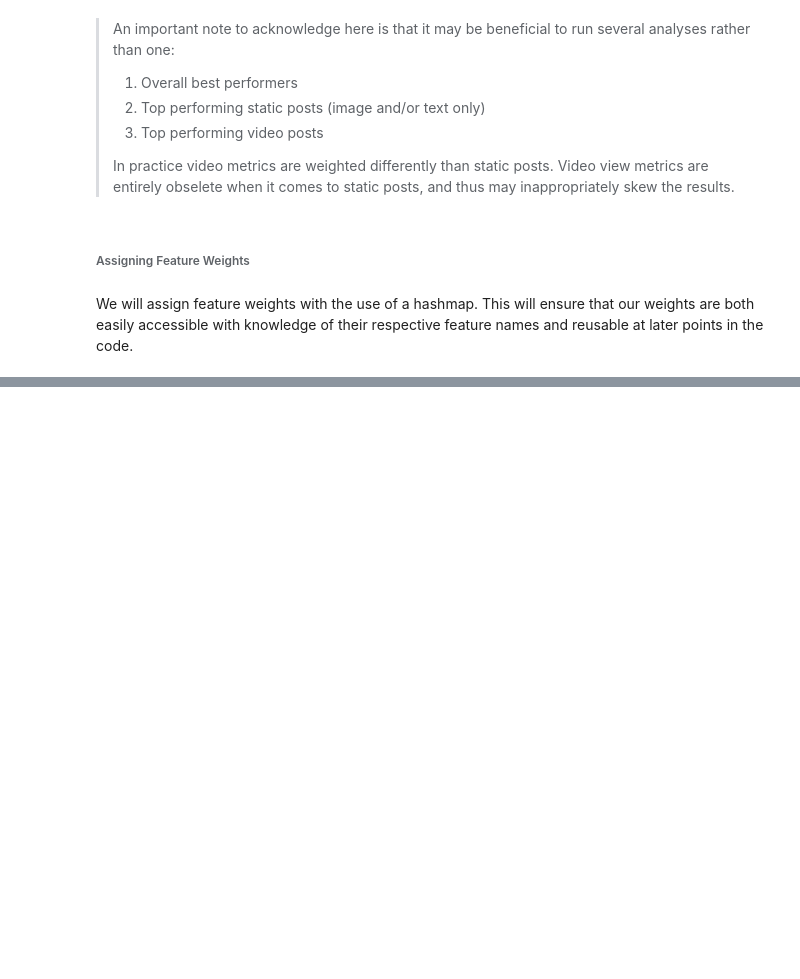
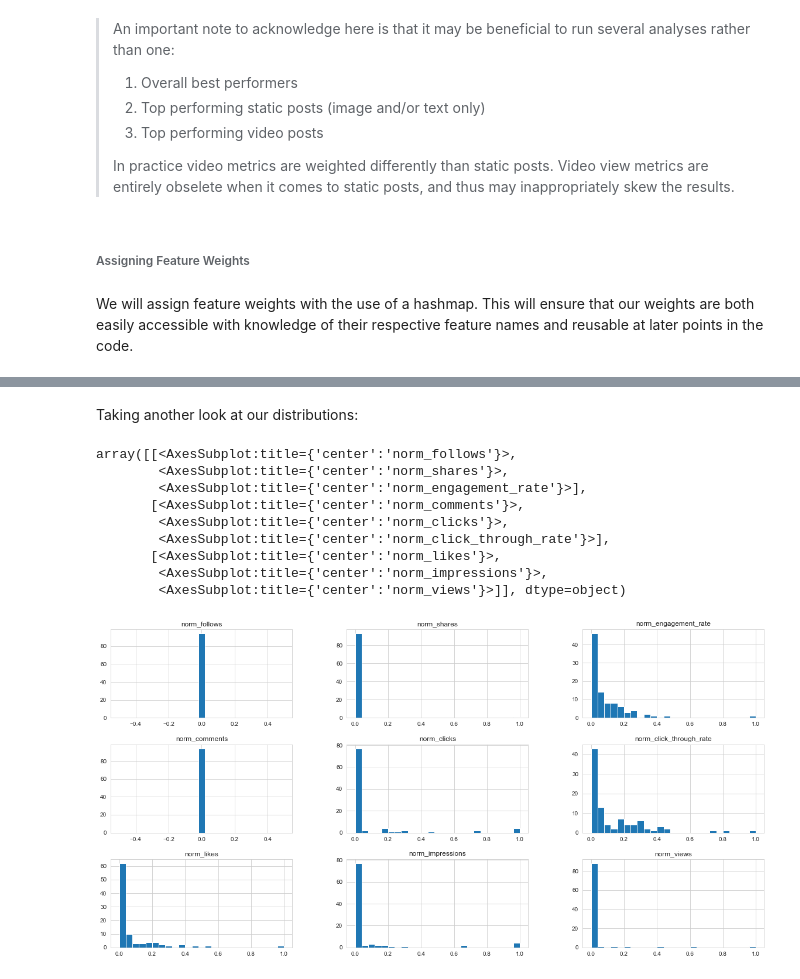
Before and after one commit to xvrgill/ivz-social-reports, a Jupyter notebook: notebooks/ca_institutional/july.ipynb, the cells around one changed output, grey strips where cells are left out. Saved outputs shown, nothing was run; the diff lists cells and outputs as text; code cells hidden in the pictures; blank space fills up the shorter version.

```diff
--- a/notebooks/ca_institutional/july.ipynb
+++ b/notebooks/ca_institutional/july.ipynb
@@ -159,3 +165,5 @@ Performing additional cleanup:
+# %%
+li_update_engagement_df.rename(columns={'click_through_rate_ctr': 'click_through_rate'}, inplace=True)
 # %% [markdown]
 Previewing the final result
 # %%
@@ -195,0 +208,4 @@ memory usage: 14.1+ KB
+# %%
+col_names_to_fill = ['follows', 'comments', 'views']
+for column in col_names_to_fill:
+    li_update_engagement_df[column].fillna(0, inplace=True)
@@ -329,0 +518,15 @@ relative_update_engagement_feature_weights: dict[str|int] = {
+# %% [markdown]
+Taking another look at our distributions:
+# %%
+li_update_engagement_df.iloc[:, -9:].hist(bins=25, figsize=(20,10))
+# %% [output]
+array([[<AxesSubplot:title={'center':'norm_follows'}>,
+        <AxesSubplot:title={'center':'norm_shares'}>,
+        <AxesSubplot:title={'center':'norm_engagement_rate'}>],
+       [<AxesSubplot:title={'center':'norm_comments'}>,
+        <AxesSubplot:title={'center':'norm_clicks'}>,
+        <AxesSubplot:title={'center':'norm_click_through_rate'}>],
+       [<AxesSubplot:title={'center':'norm_likes'}>,
+        <AxesSubplot:title={'center':'norm_impressions'}>,
+        <AxesSubplot:title={'center':'norm_views'}>]], dtype=object)
+[figure, added]
```
Also changed, not shown: parts of 32 cells of this notebook, 2 other files.
